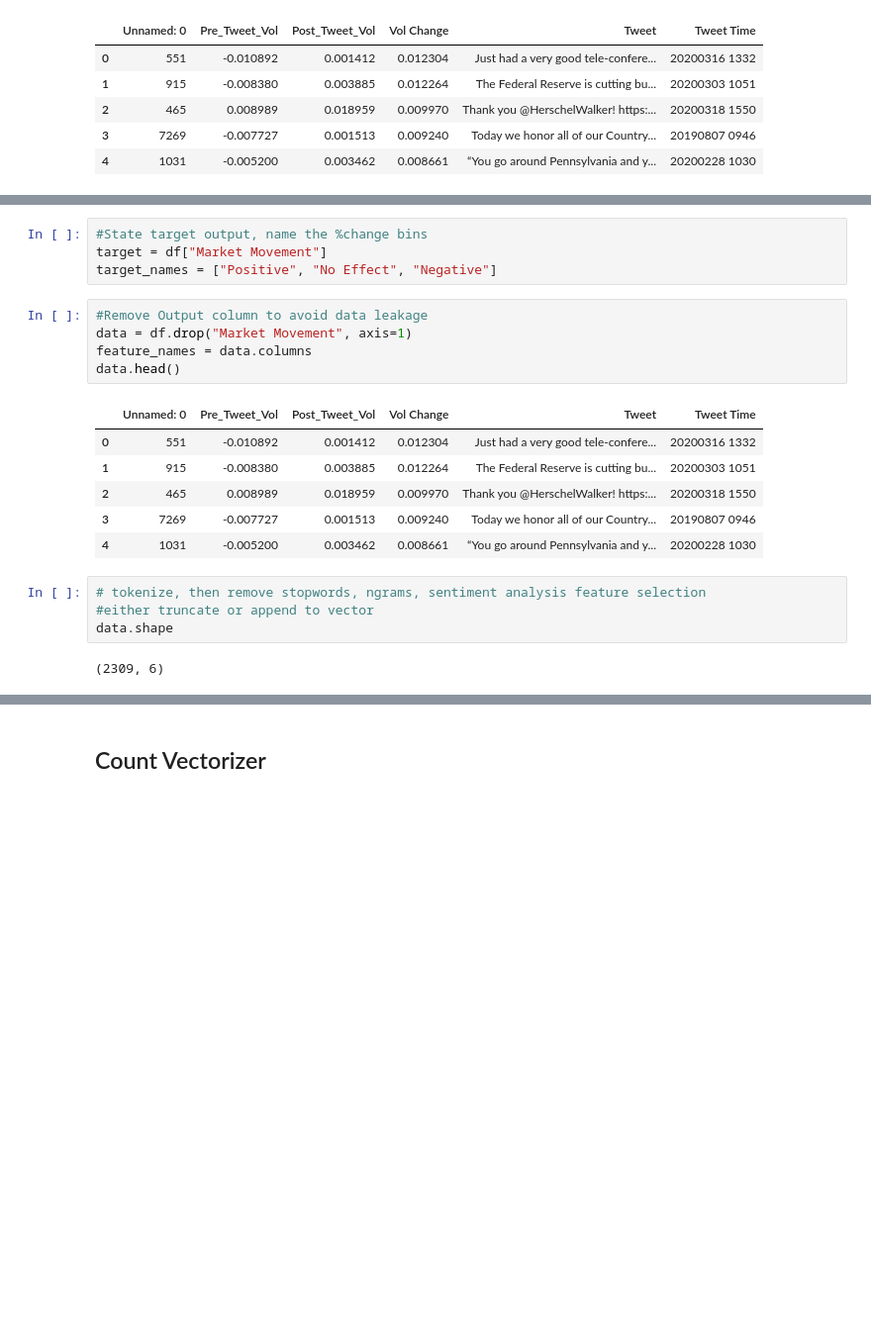
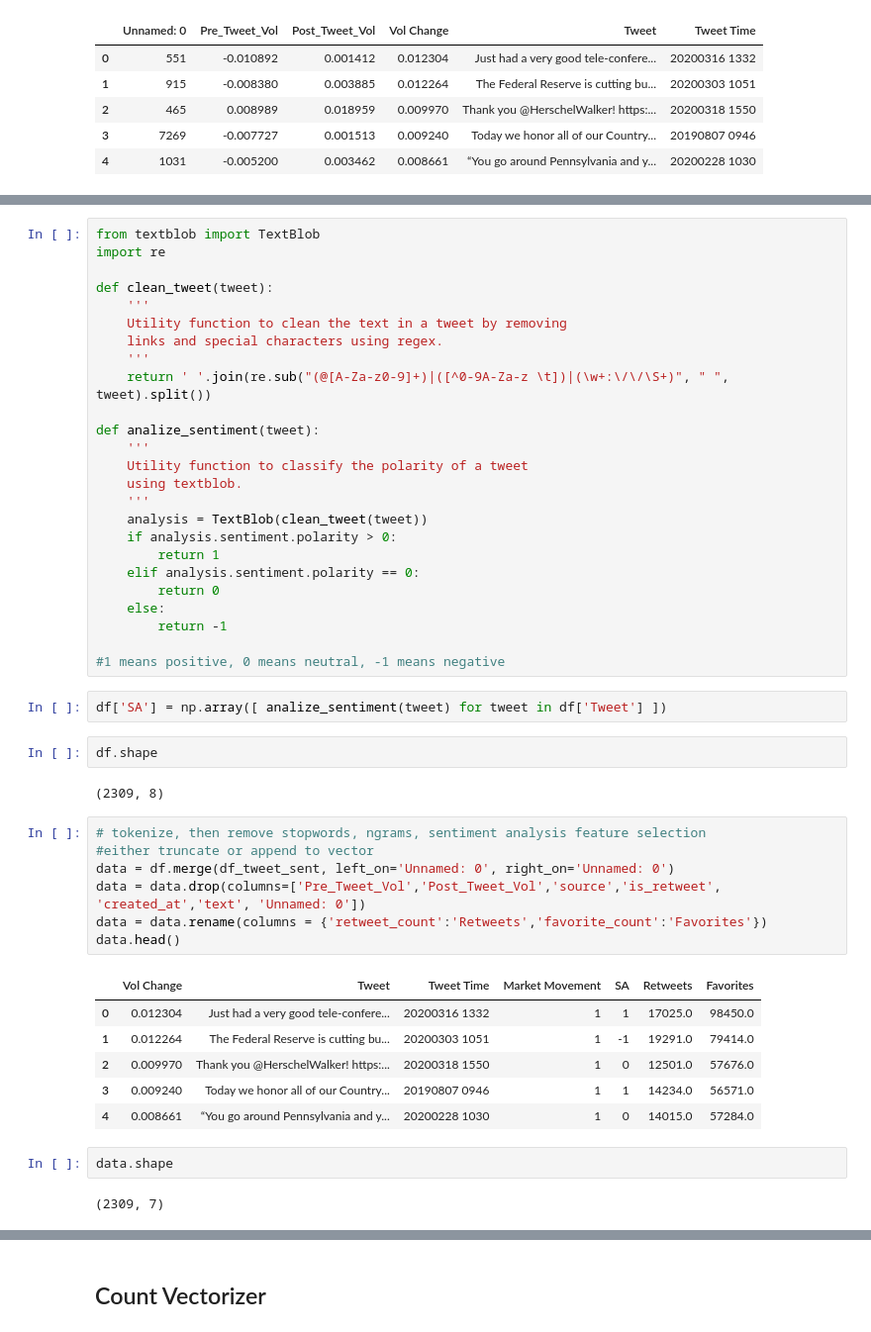
Before and after one commit to stephanieroman2020/FinalProject, a Jupyter notebook: FinalProject- SR/Support Vector Model.ipynb, the cells around one changed output, grey strips where cells are left out. Shown at 99% size. Cells and saved outputs as stored; diff of their text form; blank space fills up the shorter version.

```diff
--- a/FinalProject- SR/Support Vector Model.ipynb
+++ b/FinalProject- SR/Support Vector Model.ipynb
@@ -53,22 +60,49 @@ df
-# %%
-#State target output, name the %change bins
-target = df["Market Movement"]
-target_names = ["Positive", "No Effect", "Negative"]
-# %%
-#Remove Output column to avoid data leakage
-data = df.drop("Market Movement", axis=1)
-feature_names = data.columns
-data.head()
-# %% [output]
-|  | Unnamed: 0 | Pre_Tweet_Vol | Post_Tweet_Vol | Vol Change | Tweet | Tweet Time |
-| 0 | 551 | -0.010892 | 0.001412 | 0.012304 | Just had a very good tele-confere... | 20200316 1332 |
-| 1 | 915 | -0.008380 | 0.003885 | 0.012264 | The Federal Reserve is cutting bu... | 20200303 1051 |
-| 2 | 465 | 0.008989 | 0.018959 | 0.009970 | Thank you @HerschelWalker! https:... | 20200318 1550 |
-| 3 | 7269 | -0.007727 | 0.001513 | 0.009240 | Today we honor all of our Country... | 20190807 0946 |
-| 4 | 1031 | -0.005200 | 0.003462 | 0.008661 | “You go around Pennsylvania and y... | 20200228 1030 |
+# %%
+from textblob import TextBlob
+import re
+
+def clean_tweet(tweet):
+    '''
+    Utility function to clean the text in a tweet by removing
+    links and special characters using regex.
+    '''
+    return ' '.join(re.sub("(@[A-Za-z0-9]+)|([^0-9A-Za-z \t])|(\w+:\/\/\S+)", " ", tweet).split())
+
+def analize_sentiment(tweet):
+    '''
+    Utility function to classify the polarity of a tweet
+    using textblob.
+    '''
+    analysis = TextBlob(clean_tweet(tweet))
+    if analysis.sentiment.polarity > 0:
+        return 1
+    elif analysis.sentiment.polarity == 0:
+        return 0
+    else:
+        return -1
+
+#1 means positive, 0 means neutral, -1 means negative
+# %%
+df['SA'] = np.array([ analize_sentiment(tweet) for tweet in df['Tweet'] ])
+# %%
+df.shape
+# %% [output]
+(2309, 8)
 # %%
 # tokenize, then remove stopwords, ngrams, sentiment analysis feature selection
 #either truncate or append to vector
-data.shape
+data = df.merge(df_tweet_sent, left_on='Unnamed: 0', right_on='Unnamed: 0')
+data = data.drop(columns=['Pre_Tweet_Vol','Post_Tweet_Vol','source','is_retweet', 'created_at','text', 'Unnamed: 0'])
+data = data.rename(columns = {'retweet_count':'Retweets','favorite_count':'Favorites'})
+data.head()
 # %% [output]
-(2309, 6)
+|  | Vol Change | Tweet | Tweet Time | Market Movement | SA | Retweets | Favorites |
+| 0 | 0.012304 | Just had a very good tele-confere... | 20200316 1332 | 1 | 1 | 17025.0 | 98450.0 |
+| 1 | 0.012264 | The Federal Reserve is cutting bu... | 20200303 1051 | 1 | -1 | 19291.0 | 79414.0 |
+| 2 | 0.009970 | Thank you @HerschelWalker! https:... | 20200318 1550 | 1 | 0 | 12501.0 | 57676.0 |
+| 3 | 0.009240 | Today we honor all of our Country... | 20190807 0946 | 1 | 1 | 14234.0 | 56571.0 |
+| 4 | 0.008661 | “You go around Pennsylvania and y... | 20200228 1030 | 1 | 0 | 14015.0 | 57284.0 |
+# %%
+data.shape
+# %% [output]
+(2309, 7)
```
Also changed, not shown: parts of 16 cells of this notebook, 2 other files.
